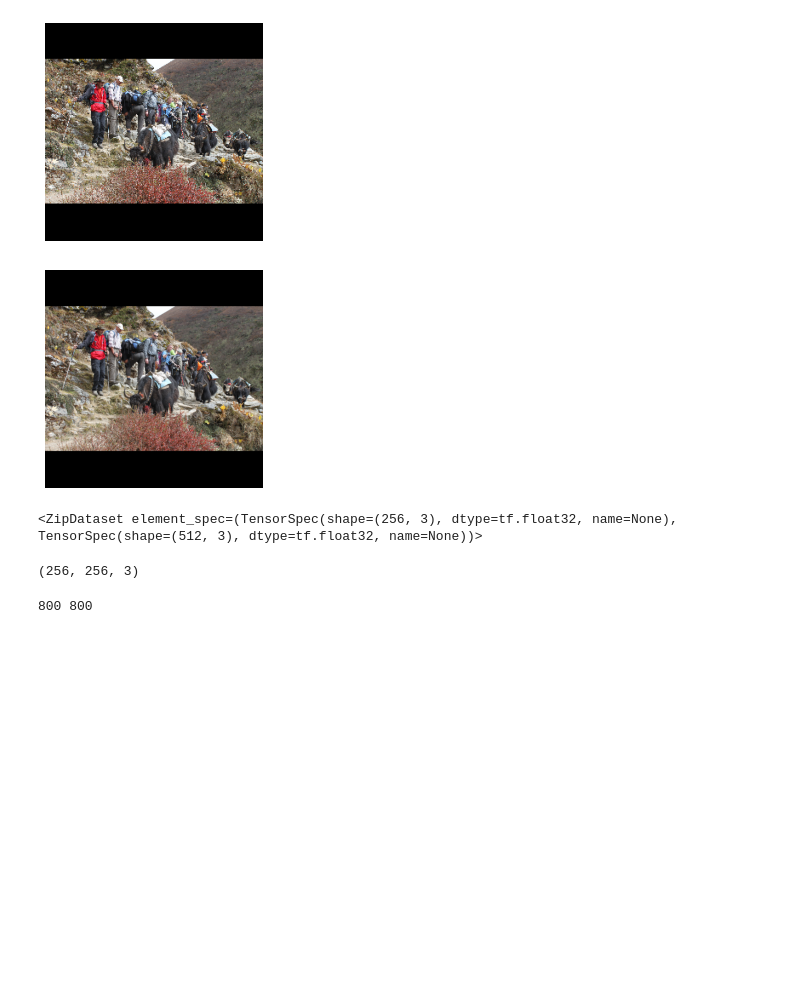
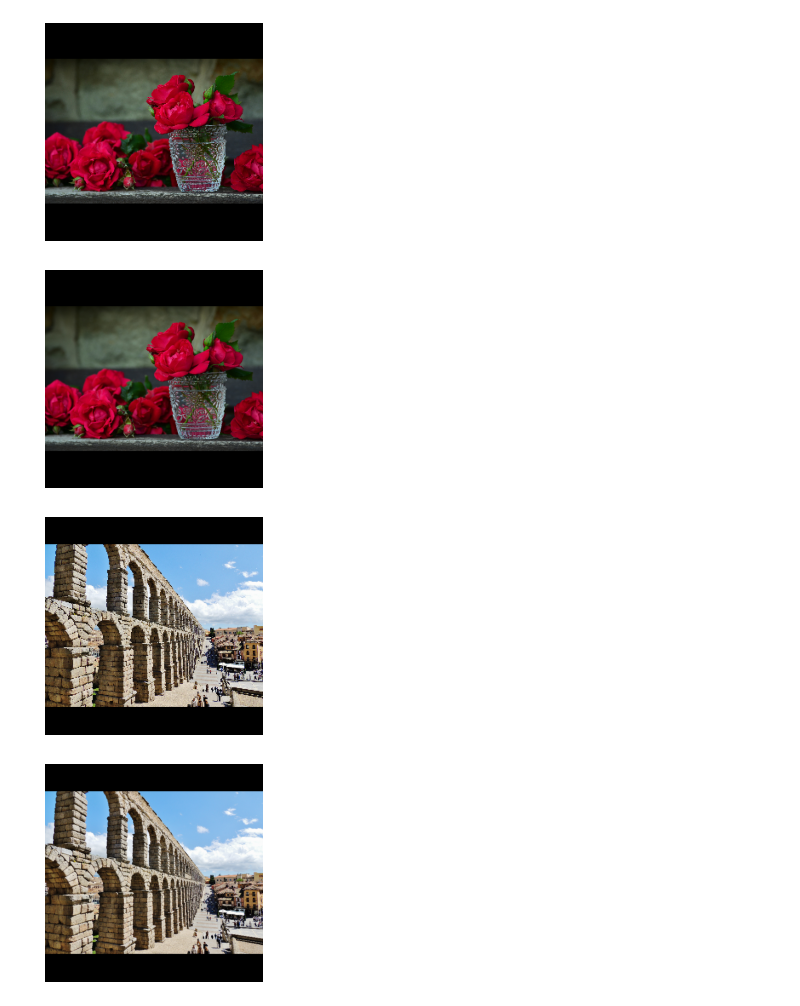
Before and after one commit to bestman8/learning-tf.data-and-making-a-super-resolution-model, a Jupyter notebook: tf.data.ipynb, the cells around one changed output. Cells and saved outputs as stored; diff of their text form; code cells hidden in the pictures; blank space fills up the shorter version.

```diff
--- a/tf.data.ipynb
+++ b/tf.data.ipynb
@@ -59,29 +65,18 @@ dataset_3 = tf.data.Dataset.zip((dataset_1, dataset_2))
 # %%
-# minot updates only
+# minor updates only
 dataset_4 = tf.data.Dataset.zip((X_file_name, y_file_name))
-images_ds = dataset_4.map(parse_image)
+images_ds = dataset_4.map(parse_image).batch(32, drop_remainder=True)
 # %%
-for image, label in images_ds.take(1):
+for image, label in images_ds.take(2):
       plt.figure()
-      plt.imshow(image)
+      plt.imshow(image[0])
       plt.axis('off')
       plt.show()
       plt.figure()
-      plt.imshow(label)
+      plt.imshow(label[0])
       plt.axis('off')
 # %% [output]
-[figure, old version]
+[figure, new version]
-[figure, old version]
+[figure, new version]
+[figure, added]
+[figure, added]
-# %%
-dataset_3
-# %% [output]
-<ZipDataset element_spec=(TensorSpec(shape=(256, 3), dtype=tf.float32, name=None), TensorSpec(shape=(512, 3), dtype=tf.float32, name=None))>
-# %%
-for i in dataset:
-    print(i[0].numpy().shape)
-# %% [output]
-(256, 256, 3)
-# %%
-print(len(filenames_X), len(filenames_y))
-# %% [output]
-800 800
```
Also changed, not shown: parts of 6 cells of this notebook, 1 other file.
